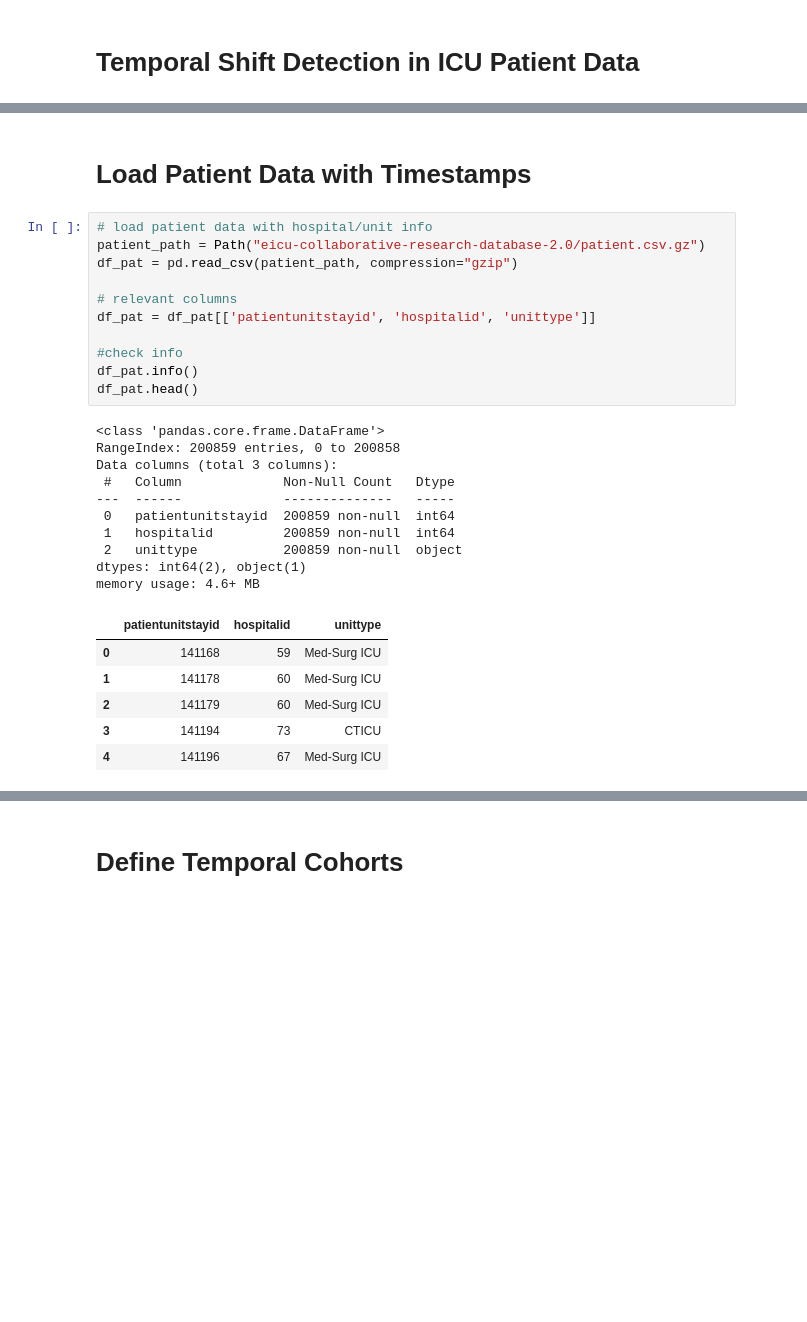
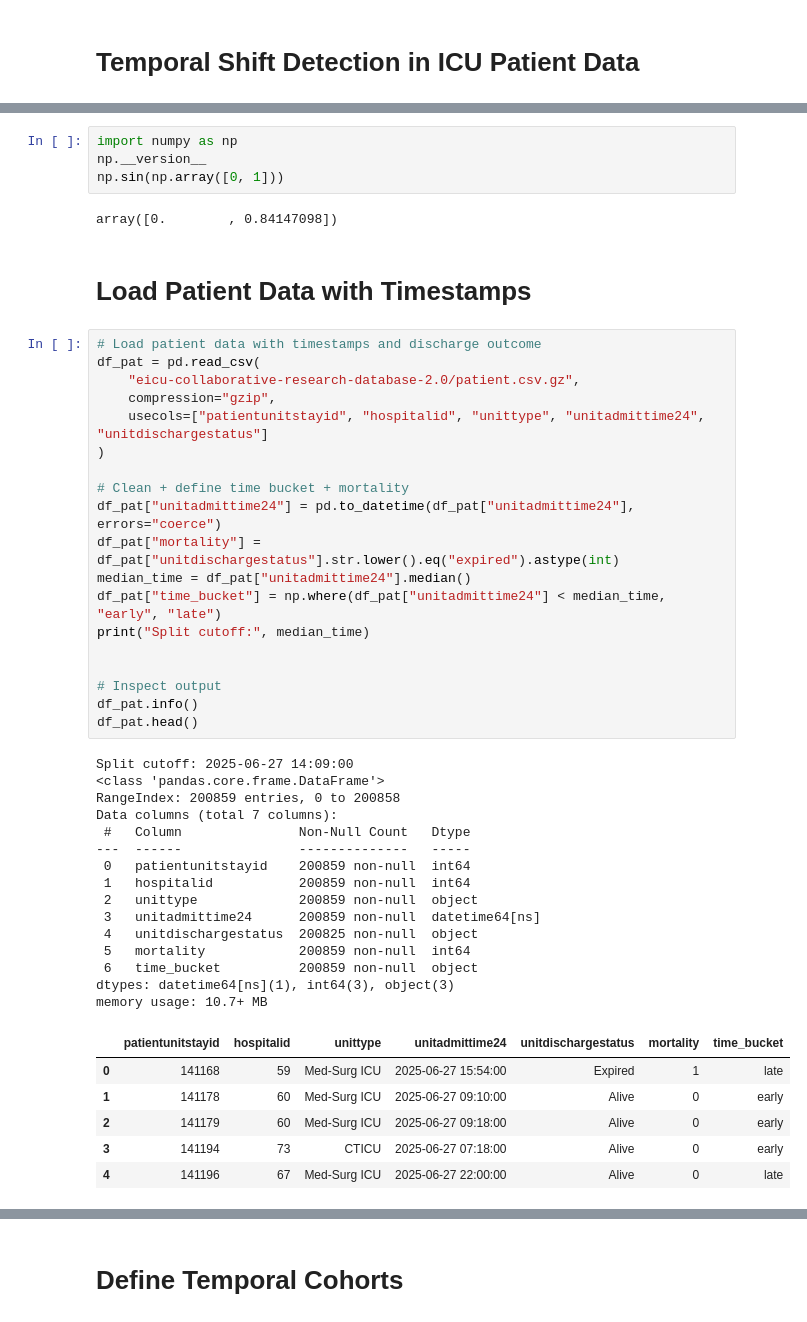
Before and after one commit to aSimpson02/Data_Distribution_eICU, a Jupyter notebook: explore_eicu2.ipynb, the cells around one changed output, grey strips where cells are left out. Saved outputs shown, nothing was run; the diff lists cells and outputs as text; blank space fills up the shorter version.

```diff
--- a/explore_eicu2.ipynb
+++ b/explore_eicu2.ipynb
@@ -10,34 +12,53 @@ from pathlib import Path
 
 sns.set(style="whitegrid")
 %matplotlib inline
+# %%
+import numpy as np
+np.__version__
+np.sin(np.array([0, 1]))
+# %% [output]
+array([0.        , 0.84147098])
 # %% [markdown]
 # Load Patient Data with Timestamps
 # %%
-# load patient data with hospital/unit info
-patient_path = Path("eicu-collaborative-research-database-2.0/patient.csv.gz")
-df_pat = pd.read_csv(patient_path, compression="gzip")
+# Load patient data with timestamps and discharge outcome
+df_pat = pd.read_csv(
+    "eicu-collaborative-research-database-2.0/patient.csv.gz",
+    compression="gzip",
+    usecols=["patientunitstayid", "hospitalid", "unittype", "unitadmittime24", "unitdischargestatus"]
+)
 
-# relevant columns
-df_pat = df_pat[['patientunitstayid', 'hospitalid', 'unittype']]
+# Clean + define time bucket + mortality
+df_pat["unitadmittime24"] = pd.to_datetime(df_pat["unitadmittime24"], errors="coerce")
+df_pat["mortality"] = df_pat["unitdischargestatus"].str.lower().eq("expired").astype(int)
+median_time = df_pat["unitadmittime24"].median()
+df_pat["time_bucket"] = np.where(df_pat["unitadmittime24"] < median_time, "early", "late")
+print("Split cutoff:", median_time)
 
-#check info
+
+# Inspect output
 df_pat.info()
 df_pat.head()
 # %% [output]
+Split cutoff: 2025-06-27 14:09:00
 <class 'pandas.core.frame.DataFrame'>
 RangeIndex: 200859 entries, 0 to 200858
-Data columns (total 3 columns):
- #   Column             Non-Null Count   Dtype
----  ------             --------------   -----
- 0   patientunitstayid  200859 non-null  int64
- 1   hospitalid         200859 non-null  int64
- 2   unittype           200859 non-null  object
-dtypes: int64(2), object(1)
-memory usage: 4.6+ MB
+Data columns (total 7 columns):
+ #   Column               Non-Null Count   Dtype
+---  ------               --------------   -----
+ 0   patientunitstayid    200859 non-null  int64
+ 1   hospitalid           200859 non-null  int64
+ 2   unittype             200859 non-null  object
+ 3   unitadmittime24      200859 non-null  datetime64[ns]
+ 4   unitdischargestatus  200825 non-null  object
+ 5   mortality            200859 non-null  int64
+ 6   time_bucket          200859 non-null  object
+dtypes: datetime64[ns](1), int64(3), object(3)
+memory usage: 10.7+ MB
-|  | patientunitstayid | hospitalid | unittype |
-| 0 | 141168 | 59 | Med-Surg ICU |
-| 1 | 141178 | 60 | Med-Surg ICU |
-| 2 | 141179 | 60 | Med-Surg ICU |
-| 3 | 141194 | 73 | CTICU |
-| 4 | 141196 | 67 | Med-Surg ICU |
+|  | patientunitstayid | hospitalid | unittype | unitadmittime24 | unitdischargestatus | mortality | time_bucket |
+| 0 | 141168 | 59 | Med-Surg ICU | 2025-06-27 15:54:00 | Expired | 1 | late |
+| 1 | 141178 | 60 | Med-Surg ICU | 2025-06-27 09:10:00 | Alive | 0 | early |
+| 2 | 141179 | 60 | Med-Surg ICU | 2025-06-27 09:18:00 | Alive | 0 | early |
+| 3 | 141194 | 73 | CTICU | 2025-06-27 07:18:00 | Alive | 0 | early |
+| 4 | 141196 | 67 | Med-Surg ICU | 2025-06-27 22:00:00 | Alive | 0 | late |
 # %%
```
Also changed, not shown: parts of 10 cells of this notebook, 5 other files.
